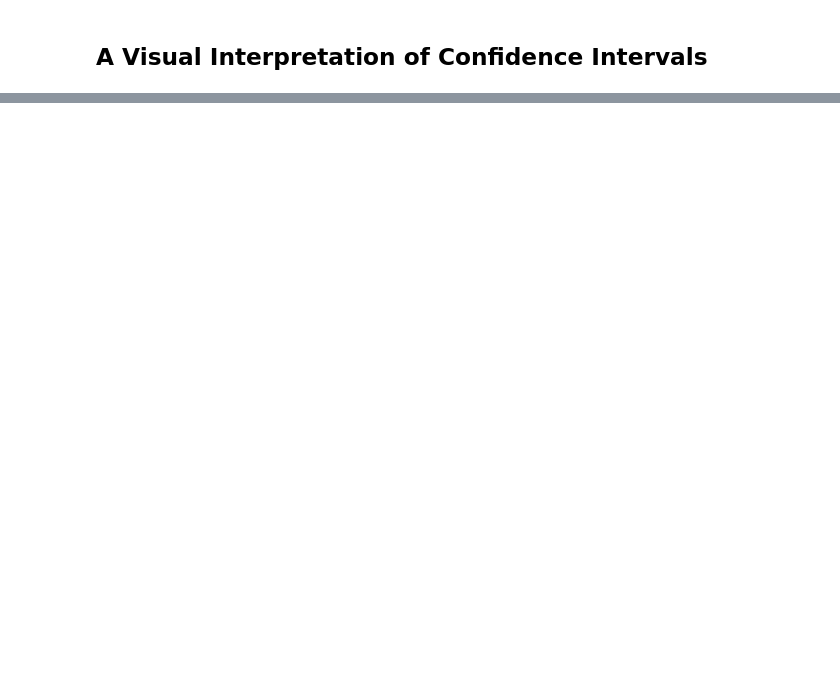
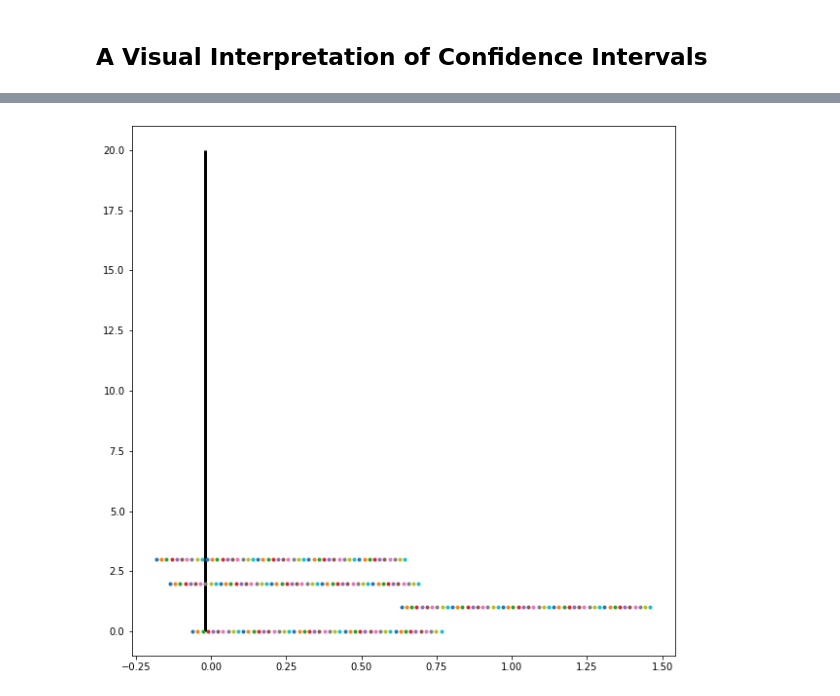
Before and after one commit to dirkstrong1/confidence_intervals_seattle-ds, a Jupyter notebook: on_confidence_intervals.ipynb, the cells around one changed output, grey strips where cells are left out. Cells and saved outputs as stored; diff of their text form; code cells hidden in the pictures; blank space fills up the shorter version.

```diff
--- a/on_confidence_intervals.ipynb
+++ b/on_confidence_intervals.ipynb
@@ -66,0 +68,30 @@ plt.vlines(np.mean(pop), 0, 20, lw=3);
+# %%
+# Exercise: turn this into a function that takes as parameters:
+# - the population
+# - sample size
+# - no. of samples / confidence intervals to plot
+# - confidence level
+
+def ci_plotter(pop, sample_size, num_samples, conf):
+    pop = list(stats.norm.rvs(size=pop))
+    np.mean(pop)
+    np.std(pop)
+
+    conf = stats.norm.ppf(conf)
+    intervals = []
+    for _ in range(sample_size): # number of intervals
+        sample = random.sample(pop, sample_size) # sample size = 10
+        step = np.std(pop) / np.sqrt(10) # standard error
+        x_min = np.mean(sample) - step * conf # left endpt. of interval
+        x_max = np.mean(sample) + step * conf # right endpt. of interval
+        intervals.append(np.linspace(x_min, x_max, 50)) # add interval
+                                                    # to intervals
+    plt.figure(figsize = (10, 10))
+    plt.plot(intervals, range(sample_size), '.') # plot intervals evenly and
+                                    # vertically
+    plt.vlines(np.mean(pop), 0, 20, lw=3)
+    return plt.show()
+# %%
+ci_plotter(1000, 4, 10, .9)
+# %% [output]
+[figure, added]
```
Also changed, not shown: parts of 5 cells of this notebook, 1 other file.
